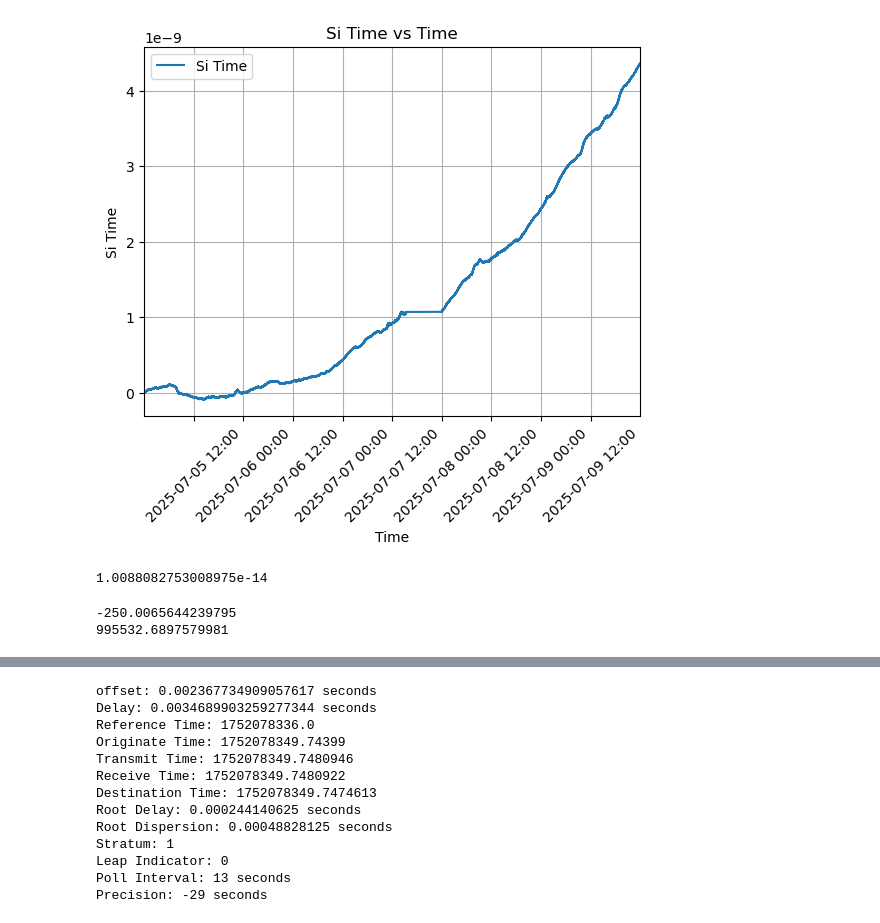
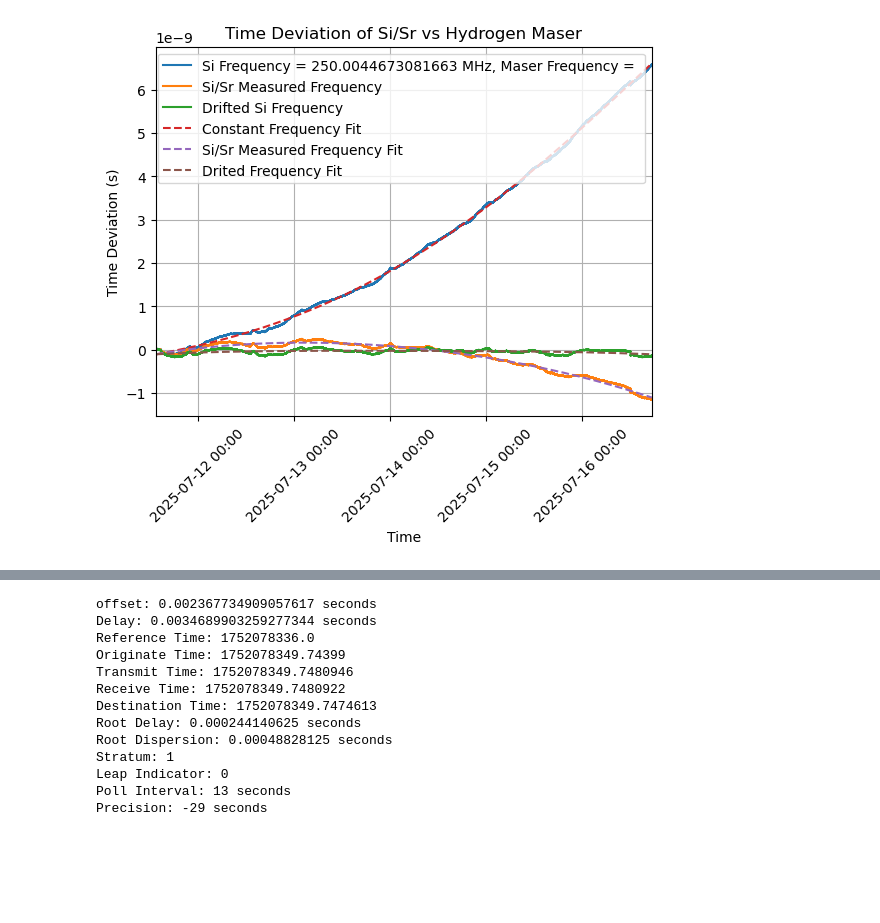
Before and after one commit to HannahARose/TimeKeeping, a Jupyter notebook: python/test.ipynb, the cells around one changed output, grey strips where cells are left out. Saved outputs shown, nothing was run; the diff lists cells and outputs as text; code cells hidden in the pictures; blank space fills up the shorter version.

```diff
--- a/python/test.ipynb
+++ b/python/test.ipynb
@@ -44,19 +135,40 @@ data.head(n=10)
+# %%
+# Calculate Polynomial fits
+
+from numpy.polynomial import Polynomial as P
+
+degree = 4
+
+constant_fit = P.fit((constant_frequency['Index']) * 0.1, constant_frequency['Time Deviation'], deg=degree)
+constant_offset_fit = constant_fit.deriv()
+constant_drift_fit = constant_offset_fit.deriv()
+
+interpolated_fit = P.fit((interpolated_frequency['Index']) * 0.1, interpolated_frequency['Time Deviation'], deg=degree)
+interpolated_offset_fit = interpolated_fit.deriv()
+interpolated_drift_fit = interpolated_offset_fit.deriv()
+
+drifted_fit = P.fit((drifted_frequency['Index']) * 0.1, drifted_frequency['Time Deviation'], deg=degree)
+drifted_offset_fit = drifted_fit.deriv()
+drifted_drift_fit = drifted_offset_fit.deriv()
 # %%
-# plt.plot(data['Time'], data['Rb_Time'], label='Rb Time', color='red')
-plt.plot(data['Time'], data['Si_Time'], label='Si Time')
-# plt.plot(data['Time'], data['Si_Time_Moving_Average'], label='Si Time Moving Average', color='orange')
-# plt.plot(data['Time'], data['Rb_Time_Moving_Average'], label='Rb Time Moving Average', color='purple')
+plt.plot(constant_frequency['Time'], constant_frequency['Time Deviation'], label='Si Frequency = 250.0044673081663 MHz, Maser Frequency = ')
+plt.plot(interpolated_frequency['Time'], interpolated_frequency['Time Deviation'], label='Si/Sr Measured Frequency')
+plt.plot(drifted_frequency['Time'], drifted_frequency['Time Deviation'], label = 'Drifted Si Frequency')
 
-plt.xlim(data['Time'].min(), data['Time'].max())
+plt.plot(constant_frequency['Time'], constant_fit(constant_frequency['Index'] * 0.1), label='Constant Frequency Fit', linestyle='--')
+plt.plot(interpolated_frequency['Time'], interpolated_fit(interpolated_frequency['Index'] * 0.1), label='Si/Sr Measured Frequency Fit', linestyle='--')
+plt.plot(drifted_frequency['Time'], drifted_fit(drifted_frequency['Index'] * 0.1), label='Drited Frequency Fit', linestyle='--')
+
+plt.xlim(constant_frequency['Time'].min(), constant_frequency['Time'].max())
 plt.xticks(rotation=45)
 plt.gca().xaxis.set_major_formatter(mdates.DateFormatter('%Y-%m-%d %H:%M'))
 plt.xlabel('Time')
 # plt.yscale('symlog', linthresh=1e-10)
-plt.ylabel('Si Time')
+plt.ylabel('Time Deviation (s)')
 
-plt.title('Si Time vs Time')
+plt.title('Time Deviation of Si/Sr vs Hydrogen Maser')
 plt.legend()
 plt.grid()
 plt.show()
 # %% [output]
-[figure, old version]
+[figure, new version]
@@ -67,17 +174,0 @@ plt.show()
-# %%
-print((data['Si_Time'].iloc[-1] - data['Si_Time'].iloc[0])/ (data['Time'].iloc[-1] - data['Time'].iloc[0]).total_seconds())
-# %% [output]
-1.0088082753008975e-14
-# %%
-# 995532.6897593 -5.207205703190192e-09
-# 995532.6897588 -3.2072429886162584e-09
-# 995532.6897583 -1.2072802740423251e-09
-
-idk_data = pd.DataFrame({'freq': [995532.6897593, 995532.6897588, 995532.6897583],
-                         'error': [-5.207205703190192e-09, -3.2072429886162584e-09, -1.2072802740423251e-09]})
-slope = (idk_data['freq'].iloc[-1]-idk_data['freq'].iloc[0]) / (idk_data['error'].iloc[-1]-idk_data['error'].iloc[0])
-print(slope)
-print(idk_data['freq'].iloc[-1] - slope * idk_data['error'].iloc[-1])
-# %% [output]
--250.0065644239795
-995532.6897579981
```
Also changed, not shown: parts of 28 cells of this notebook, 37 other files.
